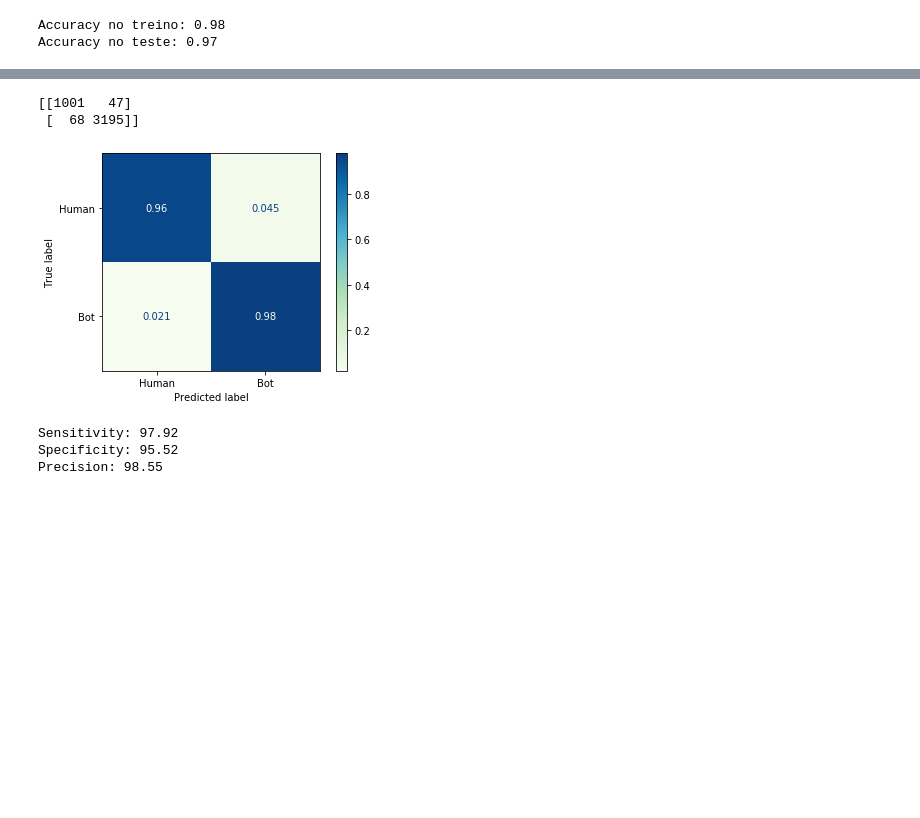
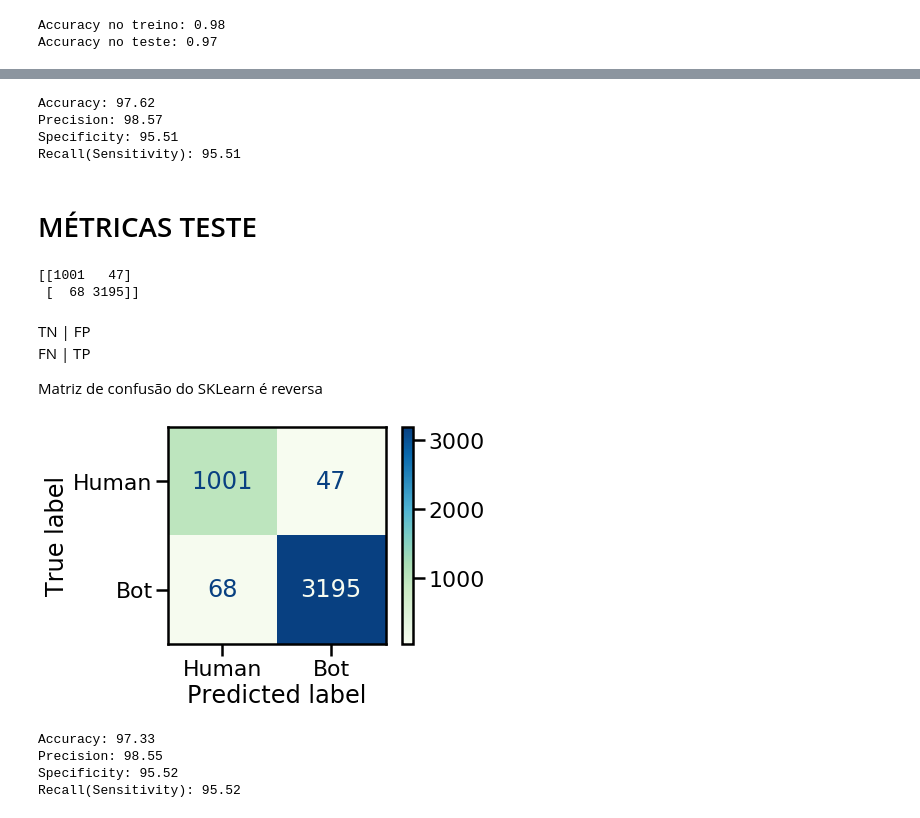
Before and after one commit to fdaleffi/tcc, a Jupyter notebook: codigo entrega 2/Logistic Regression.ipynb, the cells around one changed output, grey strips where cells are left out. Cells and saved outputs as stored; diff of their text form; code cells hidden in the pictures; blank space fills up the shorter version.

```diff
--- a/codigo entrega 2/Logistic Regression.ipynb
+++ b/codigo entrega 2/Logistic Regression.ipynb
@@ -199 +219,23 @@ Accuracy no teste: 0.97
+# %%
+TP = 7501
+TN = 2317
+FP = 109
+FN = 130
+
+Accuracy    = (TP + TN) / (TP+TN+FP+FN) * 100
+Precision   = (TP/(TP+FP)) * 100
+Specificity = (TN/(FP+TN)) * 100
+Recall      = (TP/(TP+FN)) * 100
+
+print('Accuracy: {:.2f}'.format(Accuracy))
+print('Precision: {:.2f}'.format(Precision))
+print('Specificity: {:.2f}'.format(Specificity))
+print('Recall(Sensitivity): {:.2f}'.format(Specificity))
+# %% [output]
+Accuracy: 97.62
+Precision: 98.57
+Specificity: 95.51
+Recall(Sensitivity): 95.51
+# %% [markdown]
+# MÉTRICAS TESTE
 # %%
@@ -205,31 +249,39 @@ print(confusion_matrix)
 # %% [output]
 [[1001   47]
  [  68 3195]]
+# %% [markdown]
+TN | FP <br>
+FN | TP
+
+Matriz de confusão do SKLearn é reversa
 # %%
 from sklearn.metrics import plot_confusion_matrix
 
-labels = ['Human', 'Bot']
-plot_confusion_matrix(logreg, X_test, y_test, normalize="true", cmap = plt.cm.GnBu, display_labels= labels);
-#plot_confusion_matrix(logreg, X_test, y_test, normalize="true", cmap = plt.cm.GnBu);
+labels = ['Human','Bot']
+plot_confusion_matrix(logreg, X_test, y_test,  cmap = plt.cm.GnBu, display_labels= labels, values_format="");
+#plot_confusion_matrix(logreg, X_test, y_test, cmap = plt.cm.GnBu);
 # %% [output]
-[figure, old version]
+[figure, new version]
 # %%
 TP = 3195
 TN = 1001
 FP = 47
 FN = 68
 
-Sensitivity = (TP/(FN+TP)) * 100
+Accuracy    = (TP + TN) / (TP+TN+FP+FN) * 100
+Precision   = (TP/(TP+FP)) * 100
 Specificity = (TN/(FP+TN)) * 100
-Precision   = (TP/(TP+FP)) * 100
+Recall      = (TP/(TP+FN)) * 100
 
-print('Sensitivity: {:.2f}'.format(Sensitivity))
+print('Accuracy: {:.2f}'.format(Accuracy))
+print('Precision: {:.2f}'.format(Precision))
 print('Specificity: {:.2f}'.format(Specificity))
-print('Precision: {:.2f}'.format(Precision))
+print('Recall(Sensitivity): {:.2f}'.format(Specificity))
 # %% [output]
-Sensitivity: 97.92
+Accuracy: 97.33
+Precision: 98.55
 Specificity: 95.52
-Precision: 98.55
+Recall(Sensitivity): 95.52
 # %%
 # Define function to output plot of the model coefficients
 
```
Also changed, not shown: parts of 8 cells of this notebook, 2 other files.
